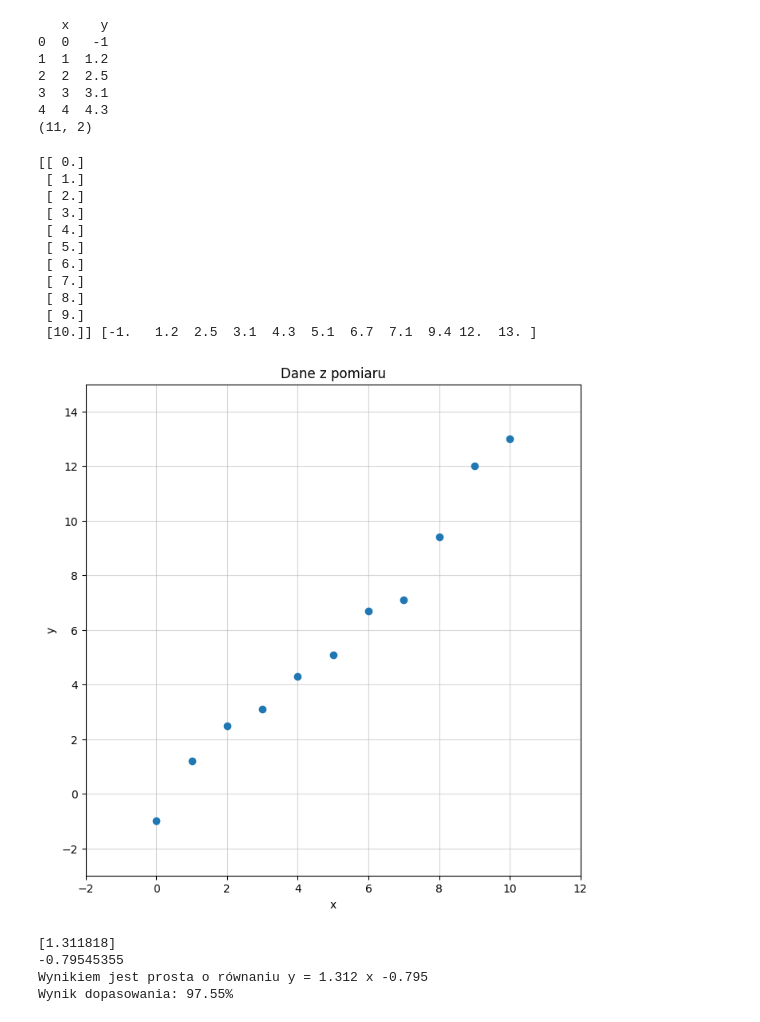
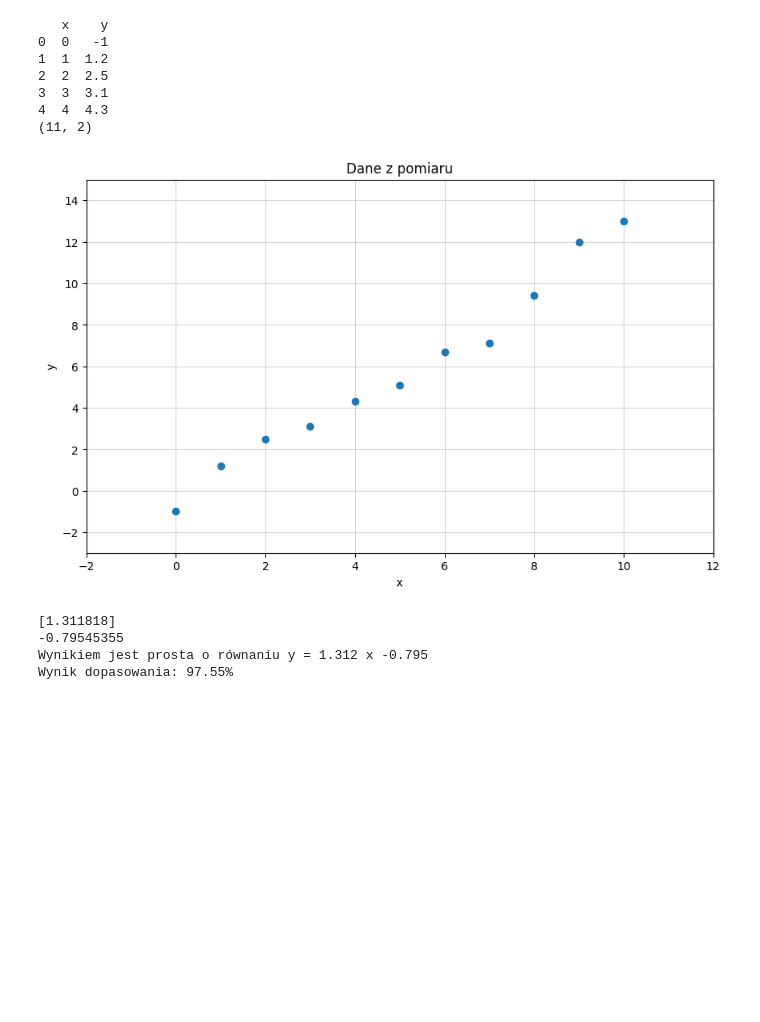
Before and after one commit to November7/AI4Youth, a Jupyter notebook: Spotkanie 3 [27.06.2025]/Modele ML/Regresja liniowa.ipynb, the cells around one changed output. Saved outputs shown, nothing was run; the diff lists cells and outputs as text; code cells hidden in the pictures; blank space fills up the shorter version.

```diff
--- a/Spotkanie 3 [27.06.2025]/Modele ML/Regresja liniowa.ipynb
+++ b/Spotkanie 3 [27.06.2025]/Modele ML/Regresja liniowa.ipynb
@@ -37,30 +31,19 @@ y = np.single(df['y'])
 # %%
 X.shape = (-1,1) # odwracanie wektora X (zmiana wymiarów z poziomego na pionowy)
 
-print(X,y)
+# print(X,y)
 
-plt.figure(figsize=[8,8], facecolor="white")
+plt.figure(figsize=[10,6])
 
 plt.title("Dane z pomiaru")
 plt.xlabel('x')
 plt.ylabel("y")
 plt.axis([X.min()-2,X.max()+2,y.min()-2,y.max()+2])
 plt.grid(True,which="both",axis="both",alpha=.5)
 plt.plot(X,y,'o')
 plt.show()
 # %% [output]
-[[ 0.]
- [ 1.]
- [ 2.]
- [ 3.]
- [ 4.]
- [ 5.]
- [ 6.]
- [ 7.]
- [ 8.]
- [ 9.]
- [10.]] [-1.   1.2  2.5  3.1  4.3  5.1  6.7  7.1  9.4 12.  13. ]
-[figure, old version]
+[figure, new version]
 # %%
 model = LinearRegression().fit(X,y)
 
```
Also changed, not shown: parts of 7 cells of this notebook, 4 other files.
